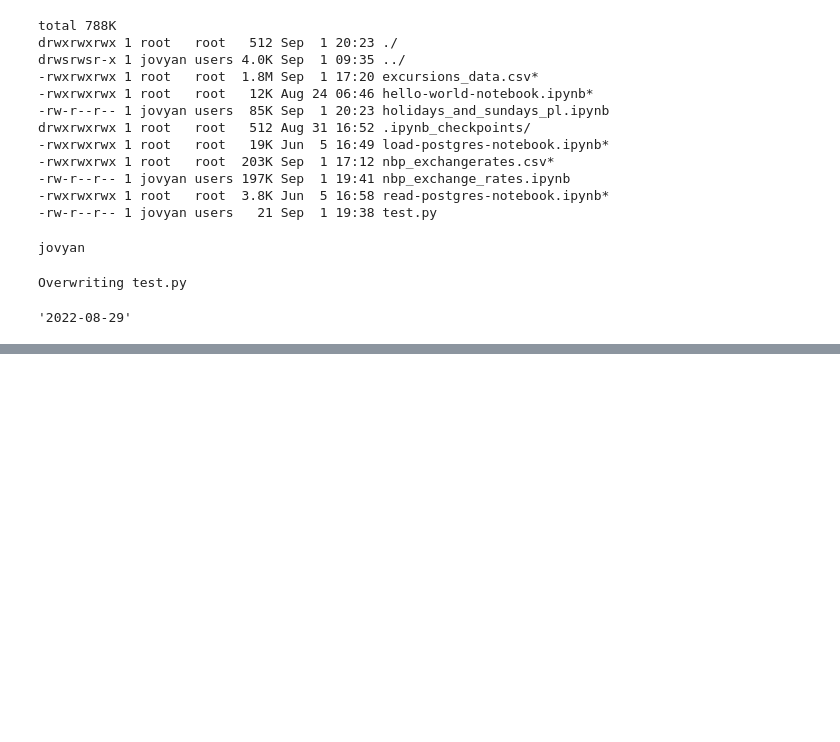
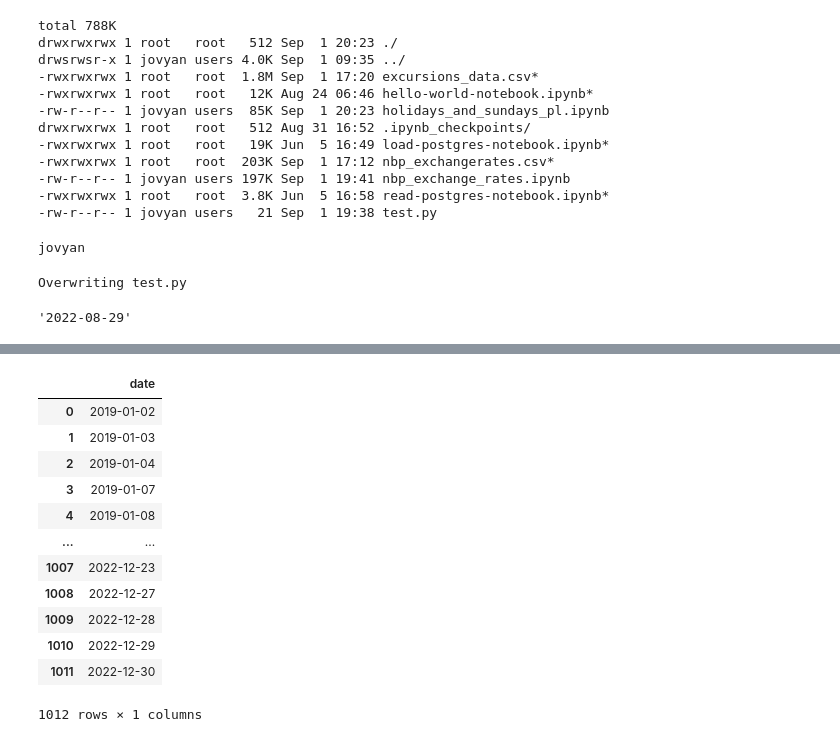
Before and after one commit to KonuTech/AirflowVariousDAGs, a Jupyter notebook: notebooks/holidays_and_sundays_pl.ipynb, the cells around one changed output, grey strips where cells are left out. Drawn from its saved outputs; the diff is of its cells as text; code cells hidden in the pictures; blank space fills up the shorter version.

```diff
--- a/notebooks/holidays_and_sundays_pl.ipynb
+++ b/notebooks/holidays_and_sundays_pl.ipynb
@@ -574,0 +564,2 @@ DatetimeIndex(['2019-01-02', '2019-01-03', '2019-01-04', '2019-01-07',
+# %%
+working_days = pd.bdate_range(start='1/1/2019', end='1/1/2023', holidays=list(holidays), weekmask="Mon Tue Wed Thu Fri", freq='C')
@@ -574,0 +581,16 @@ DatetimeIndex(['2019-01-02', '2019-01-03', '2019-01-04', '2019-01-07',
+# %%
+pd.DataFrame(working_days, columns=['date'])
+# %% [output]
+|  | date |
+| 0 | 2019-01-02 |
+| 1 | 2019-01-03 |
+| 2 | 2019-01-04 |
+| 3 | 2019-01-07 |
+| 4 | 2019-01-08 |
+| ... | ... |
+| 1007 | 2022-12-23 |
+| 1008 | 2022-12-27 |
+| 1009 | 2022-12-28 |
+| 1010 | 2022-12-29 |
+| 1011 | 2022-12-30 |
+1012 rows × 1 columns
```
Also changed, not shown: parts of 27 cells of this notebook, 3 other files.
